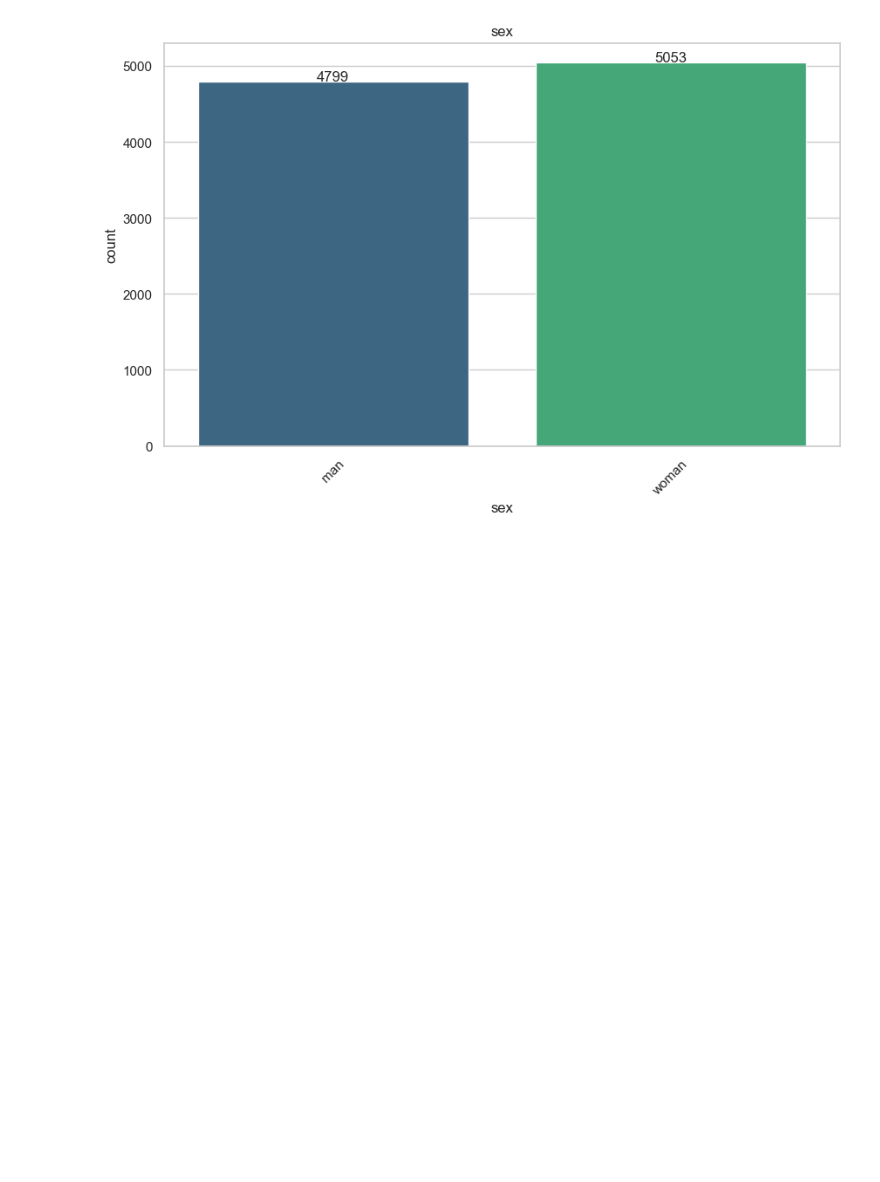
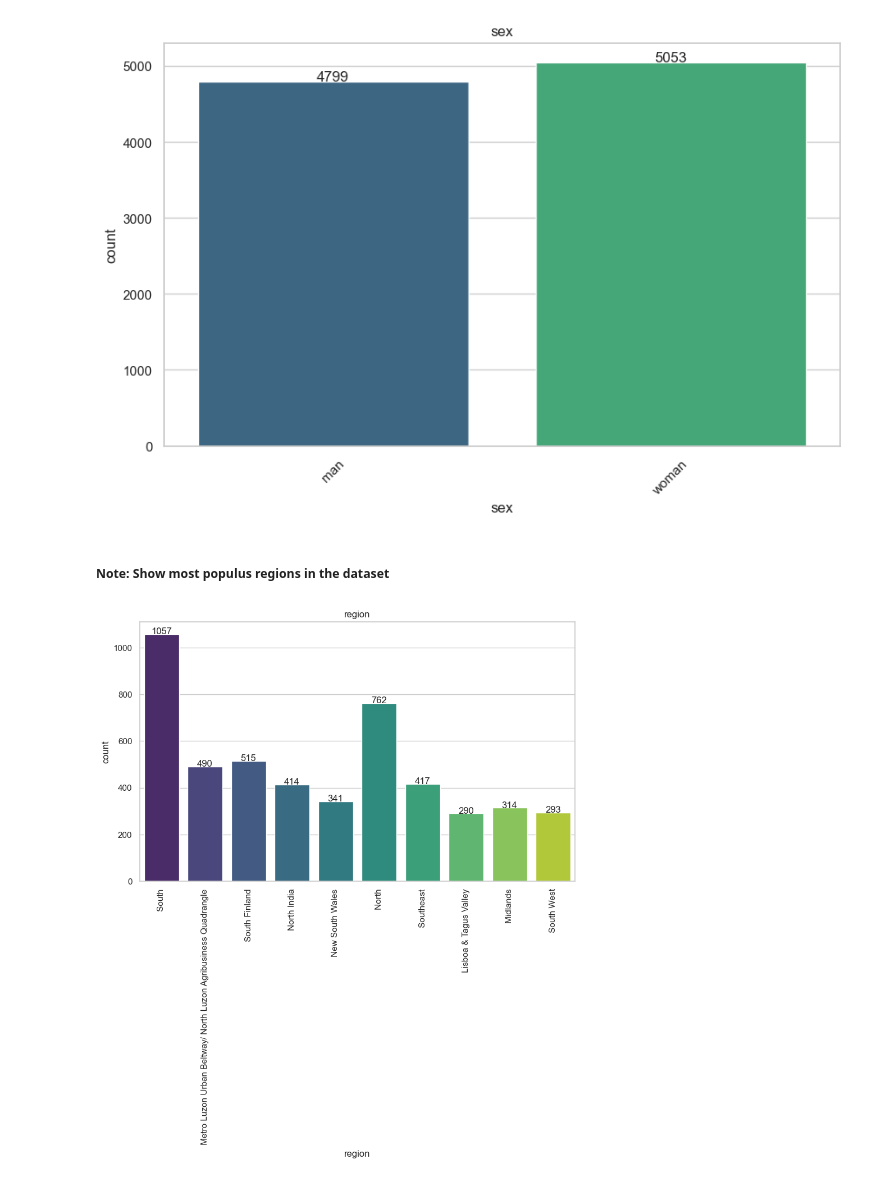
Before and after one commit to jack-rutherford/Climate_Anxiety, a Jupyter notebook: climate_anxiety.ipynb, the cells around one changed output. Saved outputs shown, nothing was run; the diff lists cells and outputs as text; code cells hidden in the pictures; blank space fills up the shorter version.

Commit message:
Slight changes and data cleaning with adding different models.

```diff
--- a/climate_anxiety.ipynb
+++ b/climate_anxiety.ipynb
@@ -249,3 +244,24 @@ for i, sex in enumerate(df_limited['sex'].unique()):
 plt.show()
 # %% [output]
 [figure]
+# %% [markdown]
+##### Note: Show most populus regions in the dataset
+# %%
+sns.set_theme(style='whitegrid')
+plt.figure(figsize=(10, 6))
+
+# Limit the number of unique values in the 'region' column to a manageable number
+top_region = df['region'].value_counts().nlargest(10).index
+df_limited = df[df['region'].isin(top_region)]
+
+sns.countplot(x='region', data=df_limited, hue='region', palette='viridis', legend=False)
+plt.xticks(rotation=90)
+plt.title('region')
+
+for i, region in enumerate(df_limited['region'].unique()):
+    region_count = df_limited['region'].value_counts()[region]
+    plt.text(i, region_count, f'{region_count}', ha='center')
+
+plt.show()
+# %% [output]
+[figure, added]
```
Also changed, not shown: parts of 13 cells of this notebook.
